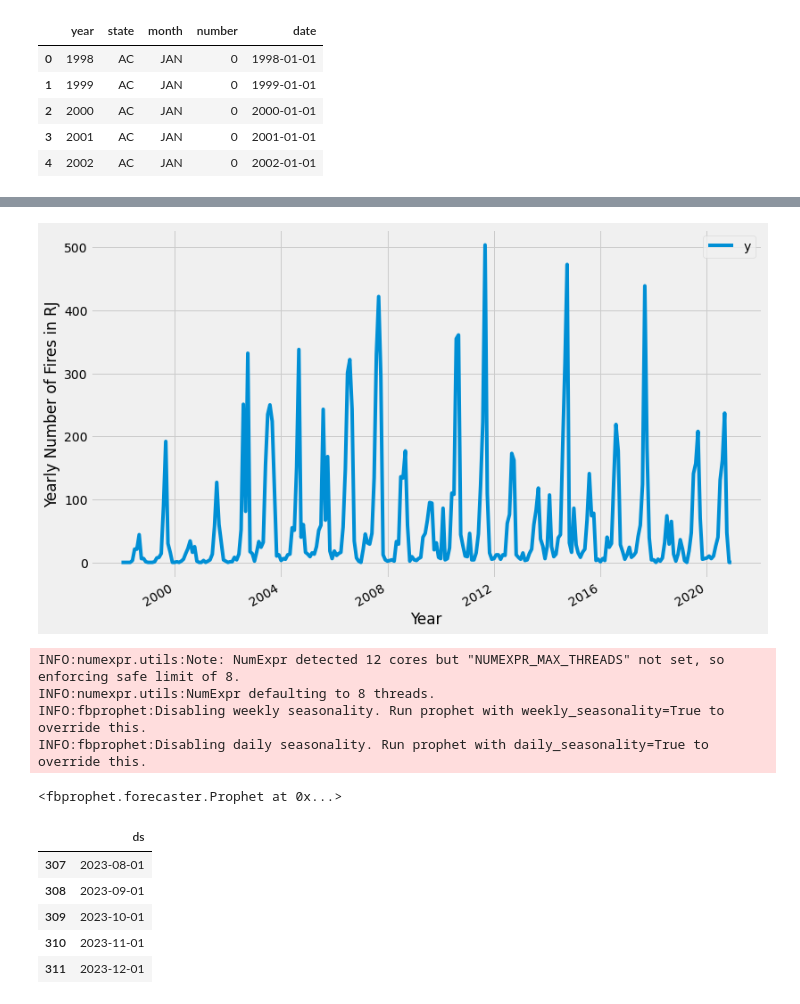
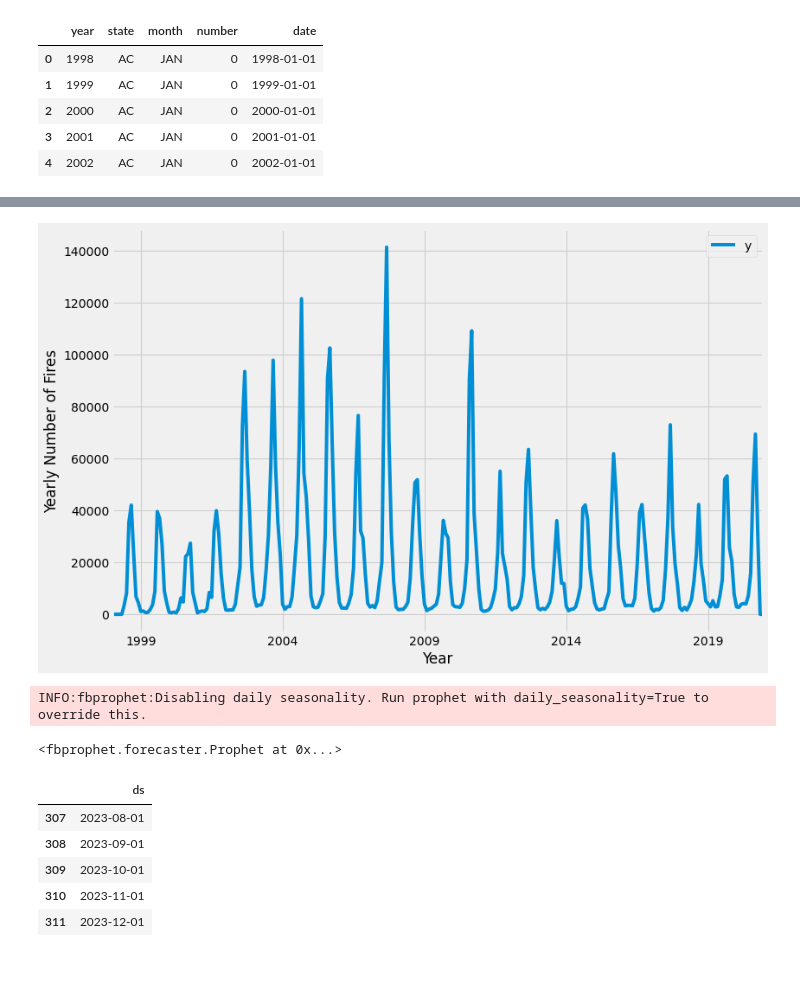
Before and after one commit to LuizFelipeAG/forest_fires_testing, a Jupyter notebook: forest_test_fbprophet.ipynb, the cells around one changed output, grey strips where cells are left out. Saved outputs shown, nothing was run; the diff lists cells and outputs as text; code cells hidden in the pictures; blank space fills up the shorter version.

```diff
--- a/forest_test_fbprophet.ipynb
+++ b/forest_test_fbprophet.ipynb
@@ -8,5 +14,5 @@ plt.style.use('fivethirtyeight')
 # %%
-df = pd.read_csv('brasil_forest_fires.csv')
+df = pd.read_csv('brasil_forest_fires.csv', dtype = dtypes, parse_dates=["date"])
 df.head(5)
 # %% [output]
 |  | year | state | month | number | date |
@@ -26,4 +32 @@ date      object
 dtype: object
-# %%
-df['date'] = pd.DatetimeIndex(df['date'])
-df.dtypes
@@ -41,0 +33,3 @@ df_estado = df[df['state'] == estado]
+# %%
+n_by_date = df.groupby("date")["number"].sum().reset_index()
+n_by_date.tail(10)
@@ -42,4 +48,2 @@ df_estado = df[df['state'] == estado]
 # %%
-df_estado = df_estado.rename(columns={'date': 'ds', 'number': 'y'})
-df_estado = df_estado.drop(columns={'year' , 'state', 'month'})
-df_estado.head(5)
+df_brazil = n_by_date.rename(columns={'date': 'ds', 'number': 'y'})
@@ -53,10 +65,10 @@ df_estado.head(5)
 # %%
-ax = df_estado.set_index('ds').plot(figsize=(12, 8))
-ax.set_ylabel('Yearly Number of Fires in '+ estado )
+ax = df_brazil.set_index('ds').plot(figsize=(12, 8))
+ax.set_ylabel('Yearly Number of Fires')
 ax.set_xlabel('Year')
 
 plt.show()
 # %% [output]
-[figure, old version]
+[figure, new version]
 # %%
 # set the uncertainty interval to 95% (the Prophet default is 80%)
@@ -64,9 +76,6 @@ my_model = Prophet(interval_width=0.95)
 # %%
-my_model.fit(df_estado)
+my_model.fit(df_brazil)
 # %% [output]
-INFO:numexpr.utils:Note: NumExpr detected 12 cores but "NUMEXPR_MAX_THREADS" not set, so enforcing safe limit of 8.
-INFO:numexpr.utils:NumExpr defaulting to 8 threads.
-INFO:fbprophet:Disabling weekly seasonality. Run prophet with weekly_seasonality=True to override this.
 INFO:fbprophet:Disabling daily seasonality. Run prophet with daily_seasonality=True to override this.
 <fbprophet.forecaster.Prophet at 0x...>
 # %%
```
Also changed, not shown: parts of 12 cells of this notebook, 3 other files.
